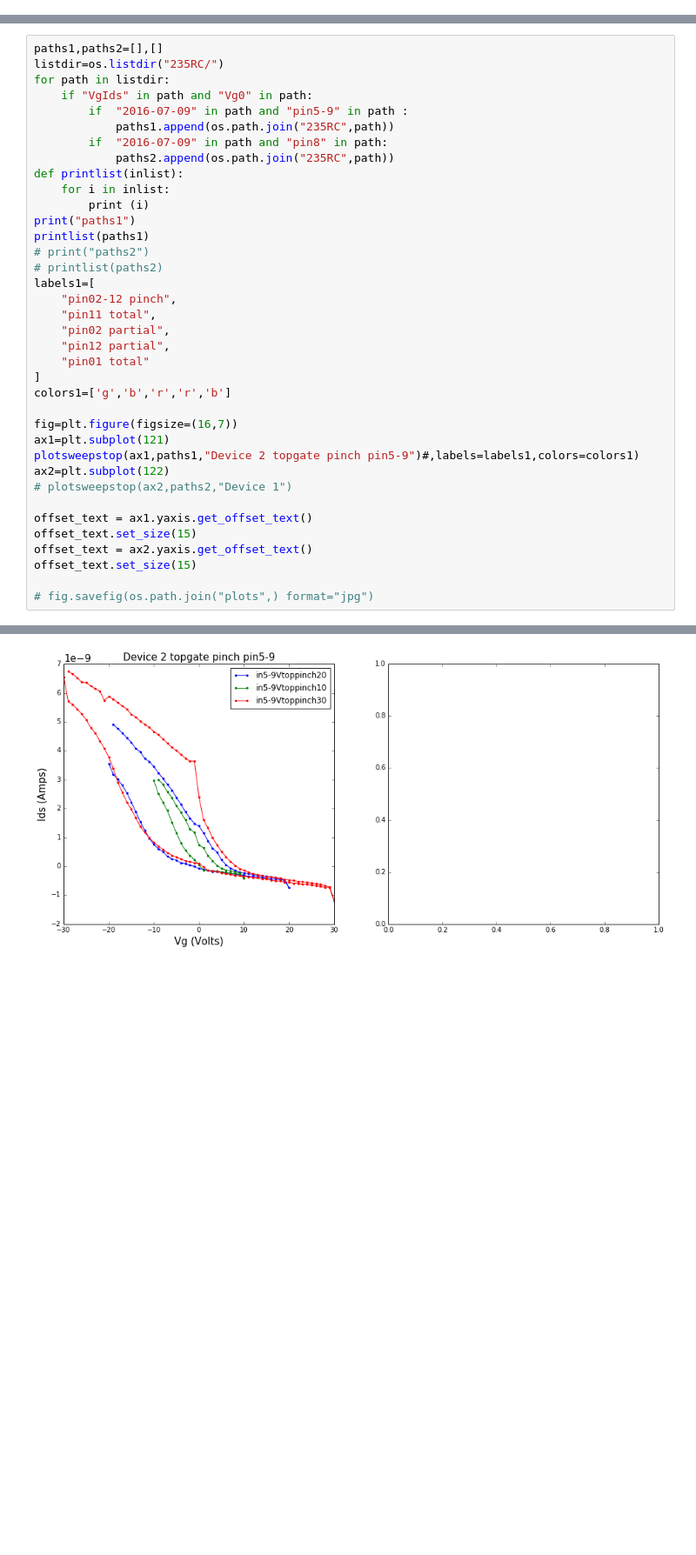
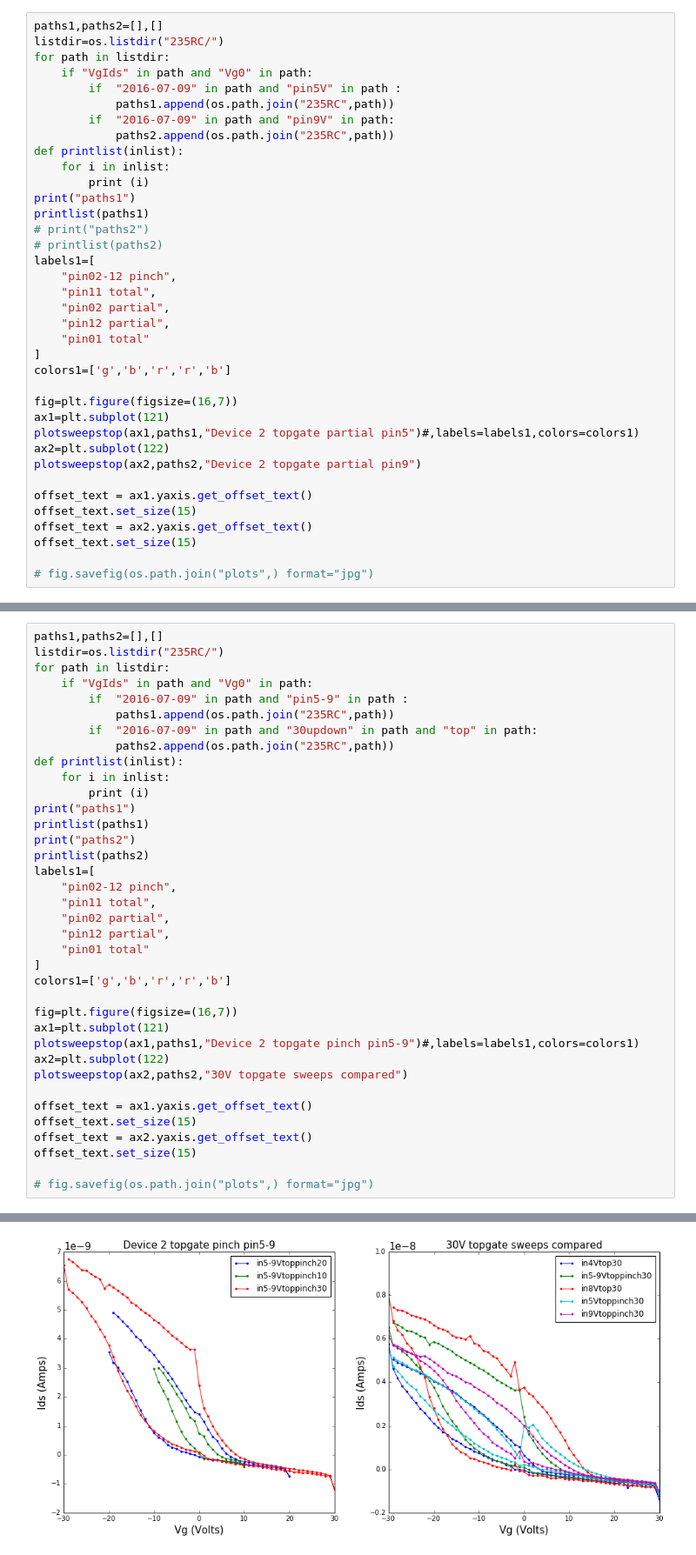
Before and after one commit to leobrowning92/slo-data-analysis, a Jupyter notebook: 235RC_analysis1_backgate.ipynb, the cells around one changed output, grey strips where cells are left out. Shown at 87% size. Saved outputs shown, nothing was run; the diff lists cells and outputs as text; blank space fills up the shorter version.

Commit message:
full data on device 2 topgates added

```diff
--- a/235RC_analysis1_backgate.ipynb
+++ b/235RC_analysis1_backgate.ipynb
@@ -617,3 +625,40 @@ paths1
 235RC/235RC_pin06-10_VgIds_Vds10mV_Vg0_pin4Vtop10updown_2016-07-09_run3.txt
 235RC/235RC_pin06-10_VgIds_Vds10mV_Vg0_pin4Vtop30updown_2016-07-09_run5.txt
 [figure]
+# %%
+paths1,paths2=[],[]
+listdir=os.listdir("235RC/")
+for path in listdir:
+    if "VgIds" in path and "Vg0" in path:
+        if  "2016-07-09" in path and "pin5V" in path :
+            paths1.append(os.path.join("235RC",path))
+        if  "2016-07-09" in path and "pin9V" in path:
+            paths2.append(os.path.join("235RC",path))
+def printlist(inlist):
+    for i in inlist:
+        print (i)
+print("paths1")
+printlist(paths1)
+# print("paths2")
+# printlist(paths2)
+labels1=[
+    "pin02-12 pinch",
+    "pin11 total",
+    "pin02 partial",
+    "pin12 partial",
+    "pin01 total"
+]
+colors1=['g','b','r','r','b']
+
+fig=plt.figure(figsize=(16,7))
+ax1=plt.subplot(121)
+plotsweepstop(ax1,paths1,"Device 2 topgate partial pin5")#,labels=labels1,colors=colors1)
+ax2=plt.subplot(122)
+plotsweepstop(ax2,paths2,"Device 2 topgate partial pin9")
+
+offset_text = ax1.yaxis.get_offset_text()
+offset_text.set_size(15)
+offset_text = ax2.yaxis.get_offset_text()
+offset_text.set_size(15)
+
+# fig.savefig(os.path.join("plots",) format="jpg")
@@ -624,15 +675,15 @@ for path in listdir:
     if "VgIds" in path and "Vg0" in path:
         if  "2016-07-09" in path and "pin5-9" in path :
             paths1.append(os.path.join("235RC",path))
-        if  "2016-07-09" in path and "pin8" in path:
+        if  "2016-07-09" in path and "30updown" in path and "top" in path:
             paths2.append(os.path.join("235RC",path))
 def printlist(inlist):
     for i in inlist:
         print (i)
 print("paths1")
 printlist(paths1)
-# print("paths2")
-# printlist(paths2)
+print("paths2")
+printlist(paths2)
 labels1=[
     "pin02-12 pinch",
     "pin11 total",
@@ -646,7 +697,7 @@ fig=plt.figure(figsize=(16,7))
 ax1=plt.subplot(121)
 plotsweepstop(ax1,paths1,"Device 2 topgate pinch pin5-9")#,labels=labels1,colors=colors1)
 ax2=plt.subplot(122)
-# plotsweepstop(ax2,paths2,"Device 1")
+plotsweepstop(ax2,paths2,"30V topgate sweeps compared")
 
 offset_text = ax1.yaxis.get_offset_text()
 offset_text.set_size(15)
@@ -662 +719 @@ paths1
-[figure, old version]
+[figure, new version]
```
Also changed, not shown: parts of 8 cells of this notebook, 29 other files.
